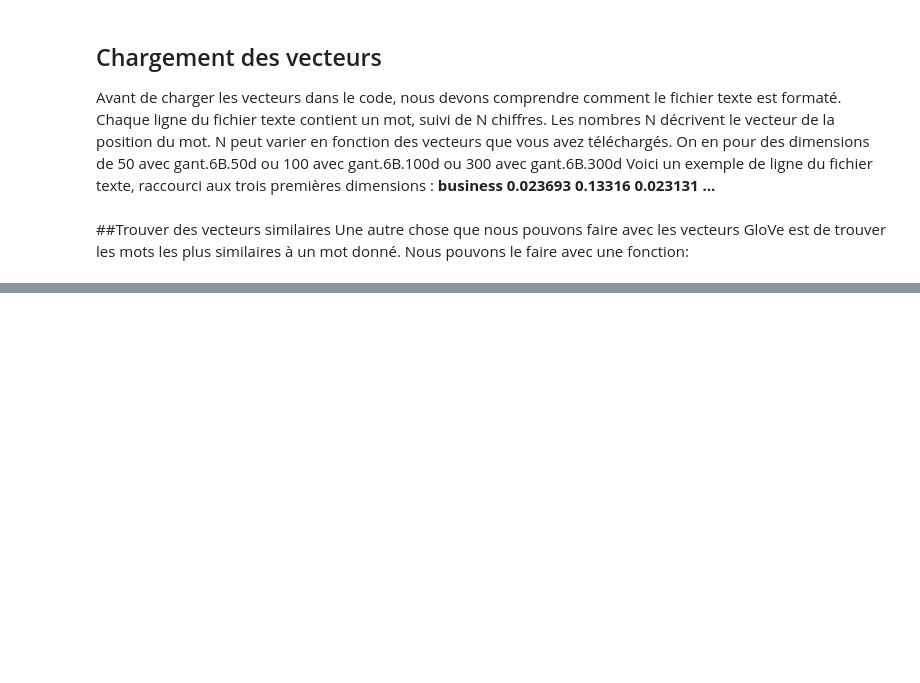
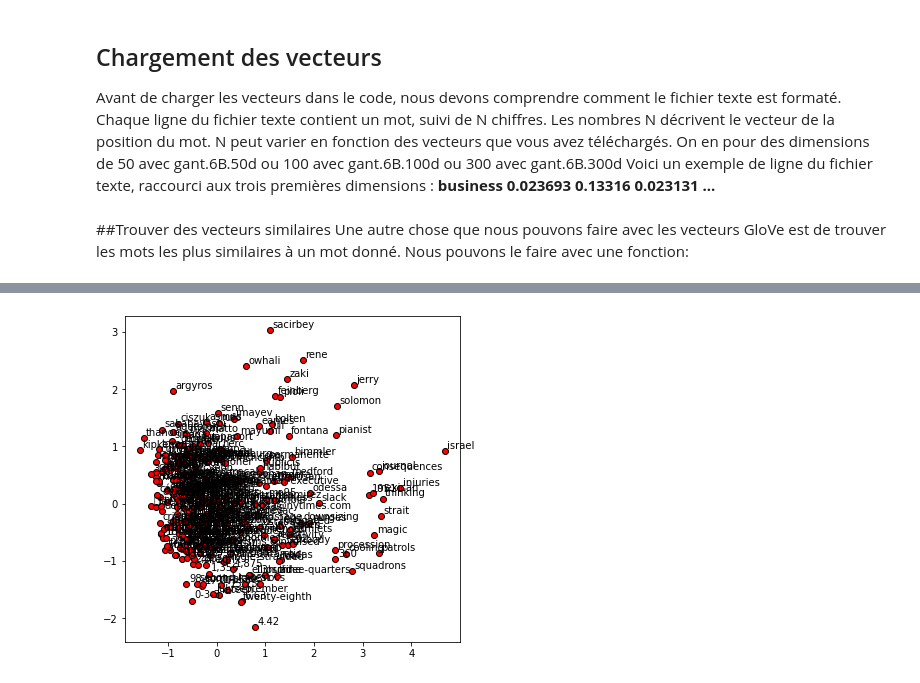
Before and after one commit to MamadouBousso/IAProjects, a Jupyter notebook: GloveETGensimExemple.ipynb, the cells around one changed output, grey strips where cells are left out. Saved outputs shown, nothing was run; the diff lists cells and outputs as text; code cells hidden in the pictures; blank space fills up the shorter version.

```diff
--- a/GloveETGensimExemple.ipynb
+++ b/GloveETGensimExemple.ipynb
@@ -59,0 +244,4 @@ def trouver_mot_similaire()
+# %%
+display_pca_scatterplot(model, sample=300)
+# %% [output]
+[figure, added]
```
Also changed, not shown: parts of 33 cells of this notebook.
